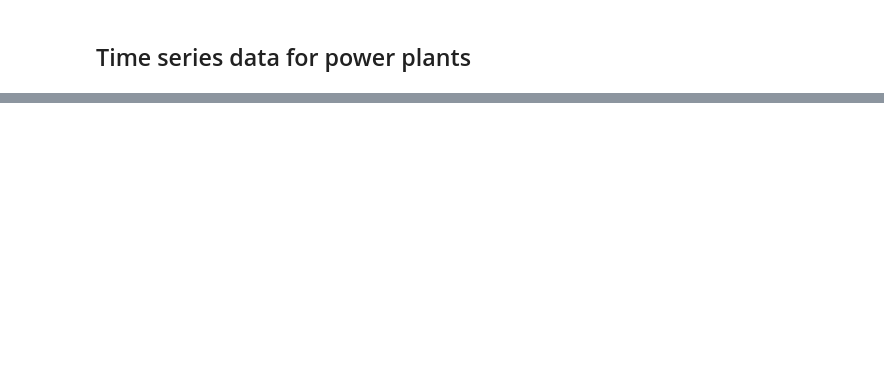
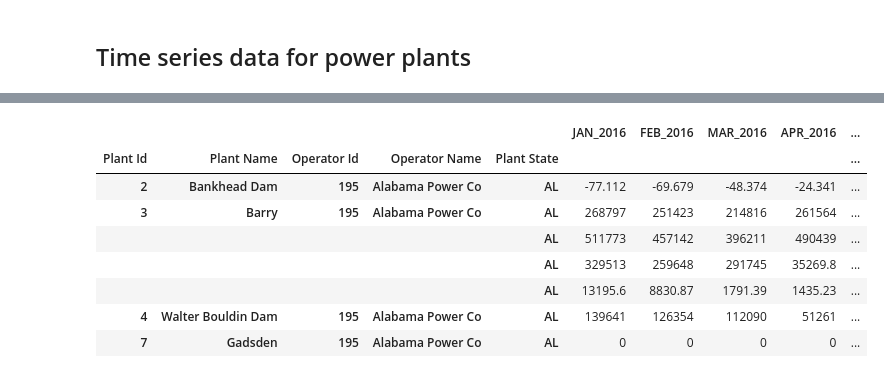
Before and after one commit to xingliuUT/battery_planner, a Jupyter notebook: import_data.ipynb, the cells around one changed output, grey strips where cells are left out. Cells and saved outputs as stored; diff of their text form; code cells hidden in the pictures; blank space fills up the shorter version.

```diff
--- a/import_data.ipynb
+++ b/import_data.ipynb
@@ -338,0 +125,14 @@ Wall time: 4 s
+# %%
+df2016_new = clean_by_year(df_eia923_y2016, '2016')
+# %%
+df2016_new.head(7)
+# %% [output]
+|  |  |  |  |  | JAN_2016 | FEB_2016 | MAR_2016 | APR_2016 | ... |
+| Plant Id | Plant Name | Operator Id | Operator Name | Plant State |  |  |  |  | ... |
+| 2 | Bankhead Dam | 195 | Alabama Power Co | AL | -77.112 | -69.679 | -48.374 | -24.341 | ... |
+| 3 | Barry | 195 | Alabama Power Co | AL | 268797 | 251423 | 214816 | 261564 | ... |
+|  |  |  |  | AL | 511773 | 457142 | 396211 | 490439 | ... |
+|  |  |  |  | AL | 329513 | 259648 | 291745 | 35269.8 | ... |
+|  |  |  |  | AL | 13195.6 | 8830.87 | 1791.39 | 1435.23 | ... |
+| 4 | Walter Bouldin Dam | 195 | Alabama Power Co | AL | 139641 | 126354 | 112090 | 51261 | ... |
+| 7 | Gadsden | 195 | Alabama Power Co | AL | 0 | 0 | 0 | 0 | ... |
```
Also changed, not shown: parts of 68 cells of this notebook.
